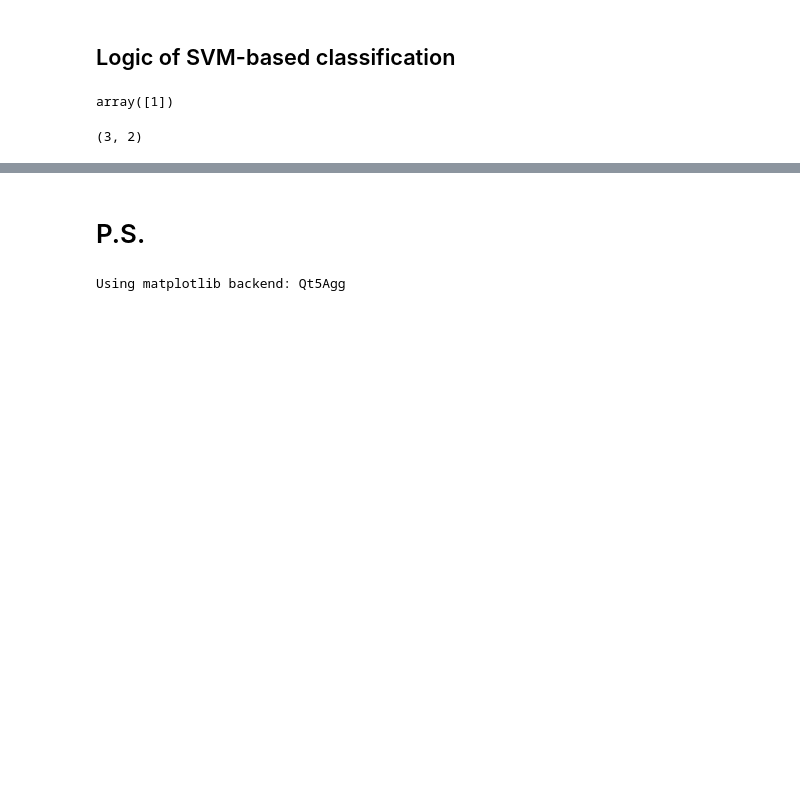
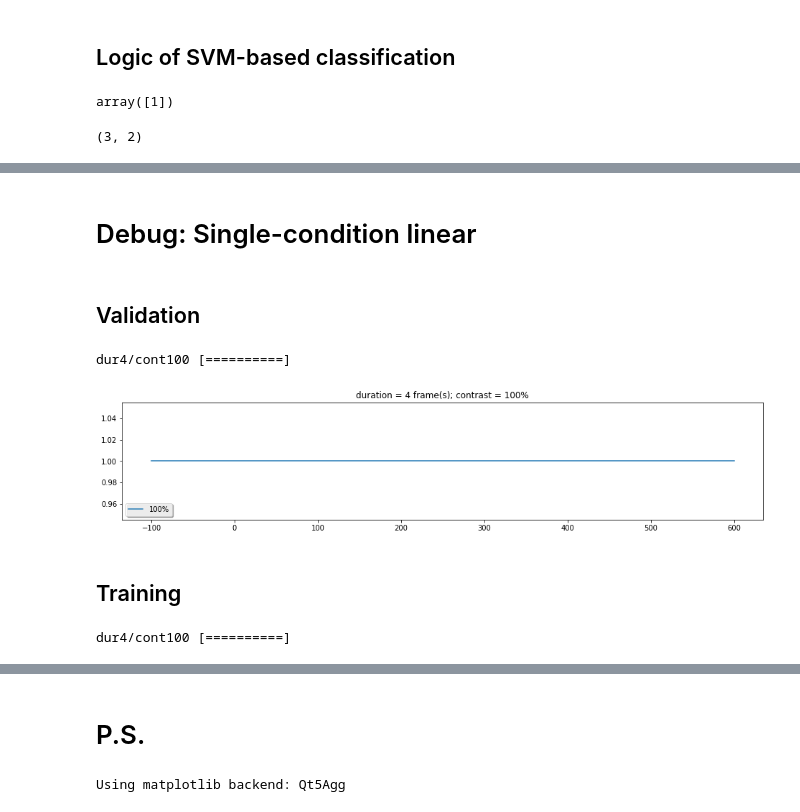
Before and after one commit to egorananyev/mne_pipe_visperc, a Jupyter notebook: mvpa.ipynb, the cells around one changed output, grey strips where cells are left out. Saved outputs shown, nothing was run; the diff lists cells and outputs as text; code cells hidden in the pictures; blank space fills up the shorter version.

Commit message:
Added more tests and converged on linear kernel.

```diff
--- a/mvpa.ipynb
+++ b/mvpa.ipynb
@@ -313,0 +421,11 @@ acc.to_csv(mvpa_fname + '_acc.csv')
+# %%
+%matplotlib inline
+for cur_dur in range(len(all_durs)):
+#     plt.title(label='duration = ' + str(all_durs[cur_dur]) + ' frame(s)')
+    for cur_cont in range(len(all_conts)):
+        plt.figure(figsize=(16, 3))
+        plt.title(label='duration = ' + str(all_durs[cur_dur]) + ' frame(s); contrast = ' + str(all_conts[cur_cont]) + '%')
+        plt.plot(all_times, np.array(acc.loc[(all_durs[cur_dur], all_conts[cur_cont]), :]).T, label = str(all_conts[cur_cont]) + '%');
+        # plt.savefig(qc_fname + '_light-sensors.pdf')
+    leg = plt.legend(loc='lower left', ncol=4, shadow=True, fancybox=True)
+    leg.get_frame().set_alpha(0.8)
@@ -313,0 +434,9 @@ acc.to_csv(mvpa_fname + '_acc.csv')
+# %%
+all_durs = [4]  # [1, 2, 3, 4]
+all_conts = [100]  # [17, 33, 50, 100]
+t = 160
+acc_index = pd.MultiIndex.from_product([all_durs, all_conts], names=['dur', 'cont'])
+acc = pd.DataFrame(np.zeros((len(all_durs)*len(all_conts), len(all_times))),
+                   index=acc_index, columns=all_times)
+cur_cond_str = 'dur' + str(all_durs[cur_dur]) + '/' + 'cont' + str(all_conts[cur_cont]).zfill(3)
+epochs_subset_df = epochs_df[epochs_df.index.get_level_values('condition').str.contains(cur_cond_str)]
@@ -313,0 +573,49 @@ acc.to_csv(mvpa_fname + '_acc.csv')
+# %% [markdown]
+# Debug: Single-condition linear
+# %% [markdown]
+## Validation
+# %%
+all_durs = [4]  # [1, 2, 3, 4]
+all_conts = [100]  # [17, 33, 50, 100]
+acc_index = pd.MultiIndex.from_product([all_durs, all_conts], names=['dur', 'cont'])
+acc = pd.DataFrame(np.zeros((len(all_durs)*len(all_conts), len(all_times))),
+                   index=acc_index, columns=all_times)
+for cur_dur in range(len(all_durs)):
+    for cur_cont in range(len(all_conts)):
+        cur_cond_str = 'dur' + str(all_durs[cur_dur]) + '/' + 'cont' + str(all_conts[cur_cont]).zfill(3)
+        print(cur_cond_str, end=' ')
+        epochs_subset_df = epochs_df[epochs_df.index.get_level_values('condition').str.contains(cur_cond_str)]
+        cur_acc = iter_times(all_times, epochs_subset_df, validate=True)  #, cur_cond_str)
+        acc.loc[(all_durs[cur_dur], all_conts[cur_cont]), :] = cur_acc
+# %% [output]
+dur4/cont100 [==========]
+# %%
+%matplotlib inline
+for cur_dur in range(len(all_durs)):
+#     plt.title(label='duration = ' + str(all_durs[cur_dur]) + ' frame(s)')
+    for cur_cont in range(len(all_conts)):
+        plt.figure(figsize=(16, 3))
+        plt.title(label='duration = ' + str(all_durs[cur_dur]) + ' frame(s); contrast = ' + str(all_conts[cur_cont]) + '%')
+        plt.plot(all_times, np.array(acc.loc[(all_durs[cur_dur], all_conts[cur_cont]), :]).T, label = str(all_conts[cur_cont]) + '%');
+        # plt.savefig(qc_fname + '_light-sensors.pdf')
+    leg = plt.legend(loc='lower left', ncol=4, shadow=True, fancybox=True)
+    leg.get_frame().set_alpha(0.8)
+# %% [output]
+[figure, added]
+# %% [markdown]
+## Training
+# %%
+all_durs = [4]  # [1, 2, 3, 4]
+all_conts = [100]  # [17, 33, 50, 100]
+acc_index = pd.MultiIndex.from_product([all_durs, all_conts], names=['dur', 'cont'])
+acc = pd.DataFrame(np.zeros((len(all_durs)*len(all_conts), len(all_times))),
+                   index=acc_index, columns=all_times)
+for cur_dur in range(len(all_durs)):
+    for cur_cont in range(len(all_conts)):
+        cur_cond_str = 'dur' + str(all_durs[cur_dur]) + '/' + 'cont' + str(all_conts[cur_cont]).zfill(3)
+        print(cur_cond_str, end=' ')
+        epochs_subset_df = epochs_df[epochs_df.index.get_level_values('condition').str.contains(cur_cond_str)]
+        cur_acc = iter_times(all_times, epochs_subset_df, validate=False)  #, cur_cond_str)
+        acc.loc[(all_durs[cur_dur], all_conts[cur_cont]), :] = cur_acc
+# %% [output]
+dur4/cont100 [==========]
```
Also changed, not shown: parts of 56 cells of this notebook, 1 other file.
